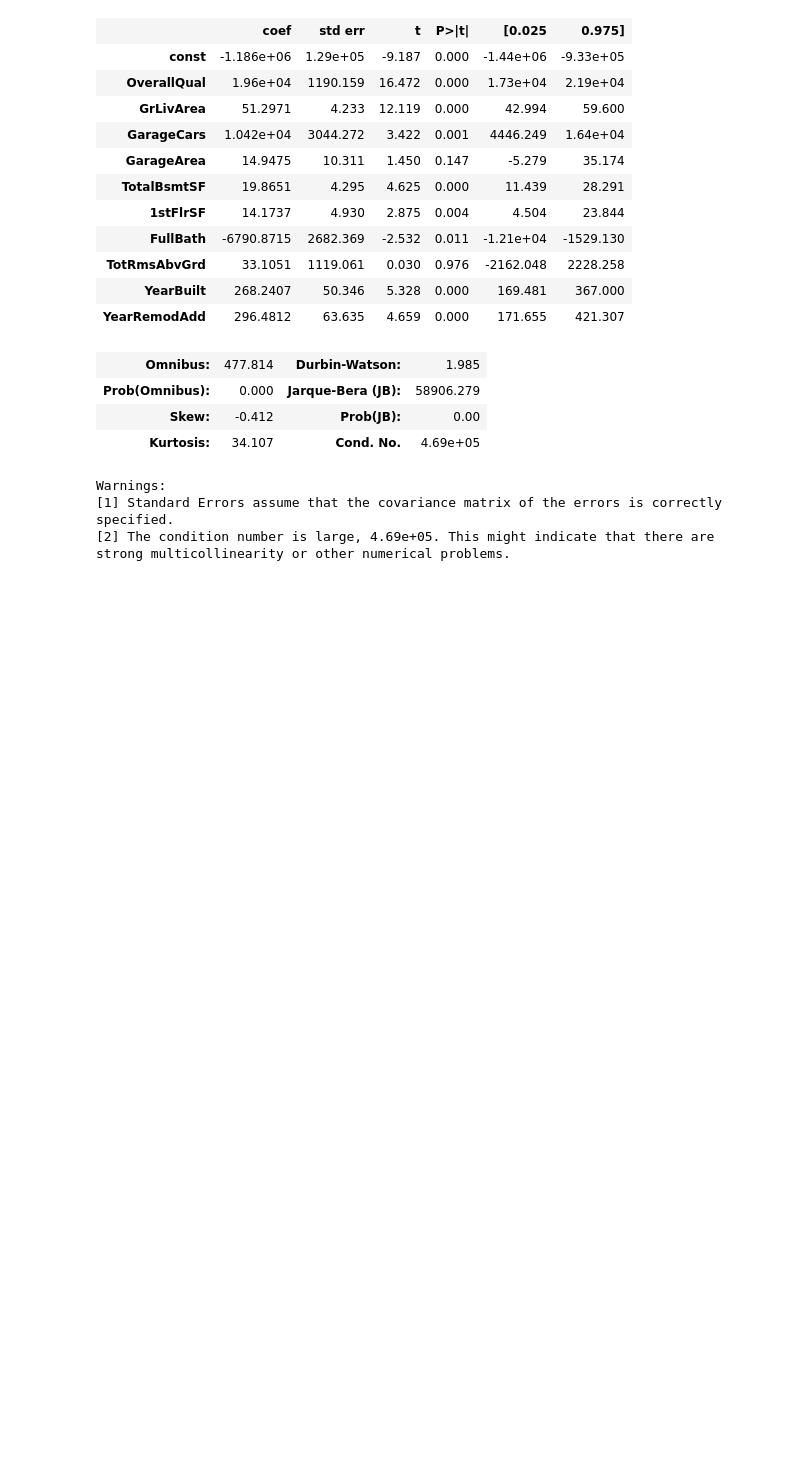
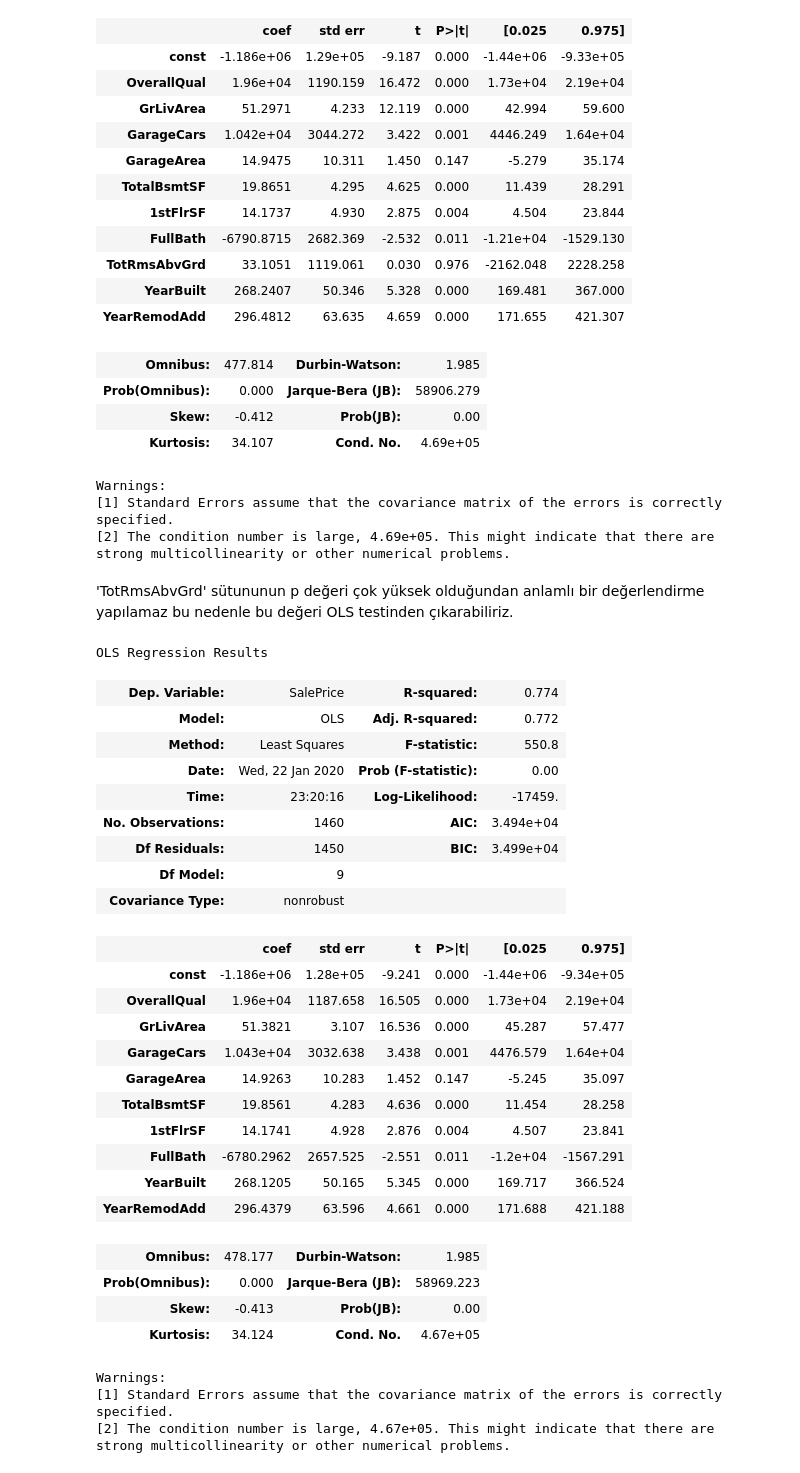
Before and after one commit to mdurular/REGRESSION, a Jupyter notebook: REGRESSİON_WORK_2.ipynb, the cells around one changed output. Drawn from its saved outputs; the diff is of its cells as text; code cells hidden in the pictures; blank space fills up the shorter version.

```diff
--- a/REGRESSİON_WORK_2.ipynb
+++ b/REGRESSİON_WORK_2.ipynb
@@ -76,7 +76,7 @@ dtype: int64
 # %%
 Y = prices['SalePrice']
 X = prices[['OverallQual', 'GrLivArea', 'GarageCars', 'GarageArea',
-       'TotalBsmtSF', '1stFlrSF', 'FullBath', 'TotRmsAbvGrd', 'YearBuilt',
+       'TotalBsmtSF', '1stFlrSF', 'FullBath', 'YearBuilt',
        'YearRemodAdd']]
 lrm = linear_model.LinearRegression()
 lrm.fit(X, Y)
@@ -119,3 +119,41 @@ Warnings:
 [1] Standard Errors assume that the covariance matrix of the errors is correctly specified.
 [2] The condition number is large, 4.69e+05. This might indicate that there are
 strong multicollinearity or other numerical problems.
+# %% [markdown]
+'TotRmsAbvGrd' sütununun p değeri çok yüksek olduğundan anlamlı bir değerlendirme yapılamaz bu nedenle bu değeri OLS testinden çıkarabiliriz.
+# %%
+import statsmodels.api as sm
+
+X = sm.add_constant(X)
+results = sm.OLS(Y, X).fit()
+results.summary()
+# %% [output]
+OLS Regression Results
+| Dep. Variable: | SalePrice | R-squared: | 0.774 |
+| Model: | OLS | Adj. R-squared: | 0.772 |
+| Method: | Least Squares | F-statistic: | 550.8 |
+| Date: | Wed, 22 Jan 2020 | Prob (F-statistic): | 0.00 |
+| Time: | 23:20:16 | Log-Likelihood: | -17459. |
+| No. Observations: | 1460 | AIC: | 3.494e+04 |
+| Df Residuals: | 1450 | BIC: | 3.499e+04 |
+| Df Model: | 9 |  |  |
+| Covariance Type: | nonrobust |  |  |
+|  | coef | std err | t | P>|t| | [0.025 | 0.975] |
+| const | -1.186e+06 | 1.28e+05 | -9.241 | 0.000 | -1.44e+06 | -9.34e+05 |
+| OverallQual | 1.96e+04 | 1187.658 | 16.505 | 0.000 | 1.73e+04 | 2.19e+04 |
+| GrLivArea | 51.3821 | 3.107 | 16.536 | 0.000 | 45.287 | 57.477 |
+| GarageCars | 1.043e+04 | 3032.638 | 3.438 | 0.001 | 4476.579 | 1.64e+04 |
+| GarageArea | 14.9263 | 10.283 | 1.452 | 0.147 | -5.245 | 35.097 |
+| TotalBsmtSF | 19.8561 | 4.283 | 4.636 | 0.000 | 11.454 | 28.258 |
+| 1stFlrSF | 14.1741 | 4.928 | 2.876 | 0.004 | 4.507 | 23.841 |
+| FullBath | -6780.2962 | 2657.525 | -2.551 | 0.011 | -1.2e+04 | -1567.291 |
+| YearBuilt | 268.1205 | 50.165 | 5.345 | 0.000 | 169.717 | 366.524 |
+| YearRemodAdd | 296.4379 | 63.596 | 4.661 | 0.000 | 171.688 | 421.188 |
+| Omnibus: | 478.177 | Durbin-Watson: | 1.985 |
+| Prob(Omnibus): | 0.000 | Jarque-Bera (JB): | 58969.223 |
+| Skew: | -0.413 | Prob(JB): | 0.00 |
+| Kurtosis: | 34.124 | Cond. No. | 4.67e+05 |
+Warnings:
+[1] Standard Errors assume that the covariance matrix of the errors is correctly specified.
+[2] The condition number is large, 4.67e+05. This might indicate that there are
+strong multicollinearity or other numerical problems.
```
